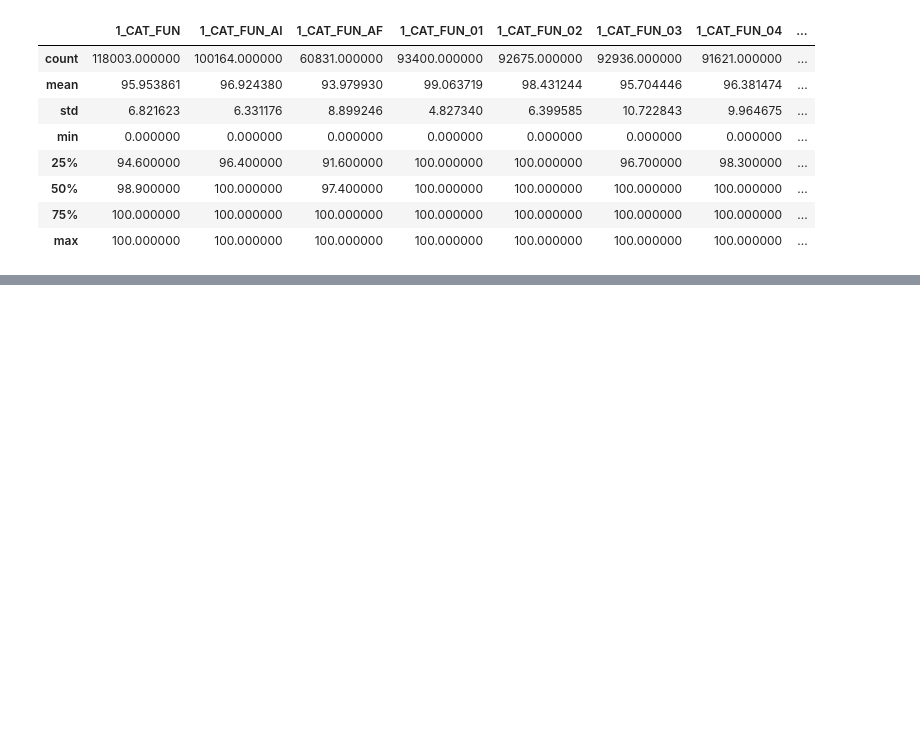
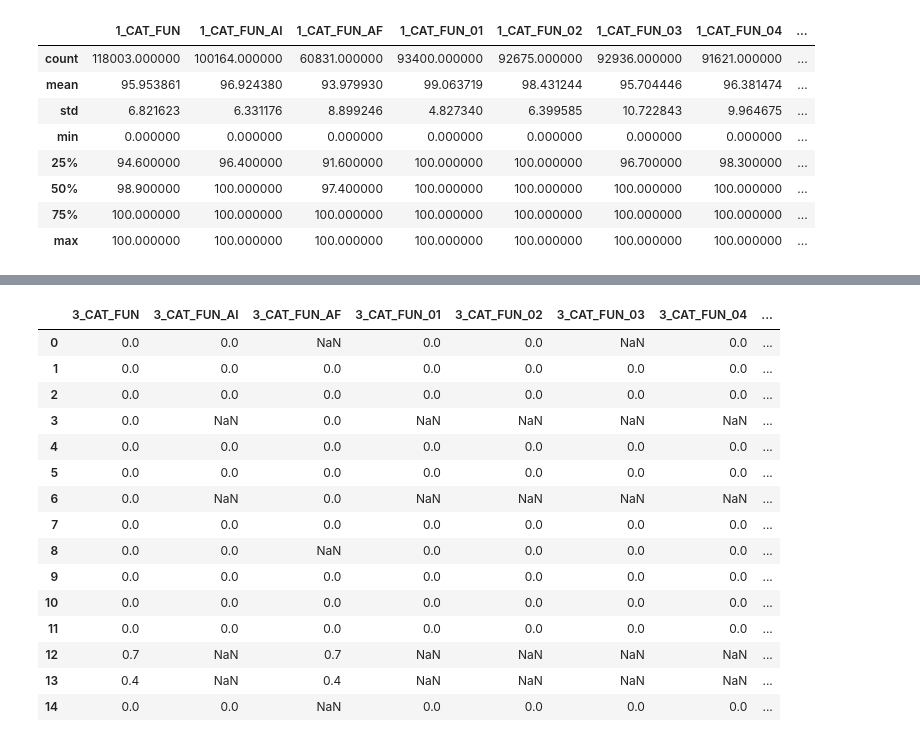
Before and after one commit to joaoestella/brazil-school-dropout-analysis, a Jupyter notebook: notebooks/01_data_loading_and_cleaning.ipynb, the cells around one changed output, grey strips where cells are left out. Cells and saved outputs as stored; diff of their text form; code cells hidden in the pictures; blank space fills up the shorter version.

Commit message:
feat: explore dropout rate columns in school performance dataset

```diff
--- a/notebooks/01_data_loading_and_cleaning.ipynb
+++ b/notebooks/01_data_loading_and_cleaning.ipynb
@@ -218,0 +240,19 @@ df_taxa_rendimento[cols_taxas].describe()
+# %%
+df_taxa_rendimento[[col for col in df_taxa_rendimento.columns if col.startswith('3_')]].head(15)
+# %% [output]
+|  | 3_CAT_FUN | 3_CAT_FUN_AI | 3_CAT_FUN_AF | 3_CAT_FUN_01 | 3_CAT_FUN_02 | 3_CAT_FUN_03 | 3_CAT_FUN_04 | ... |
+| 0 | 0.0 | 0.0 | NaN | 0.0 | 0.0 | NaN | 0.0 | ... |
+| 1 | 0.0 | 0.0 | 0.0 | 0.0 | 0.0 | 0.0 | 0.0 | ... |
+| 2 | 0.0 | 0.0 | 0.0 | 0.0 | 0.0 | 0.0 | 0.0 | ... |
+| 3 | 0.0 | NaN | 0.0 | NaN | NaN | NaN | NaN | ... |
+| 4 | 0.0 | 0.0 | 0.0 | 0.0 | 0.0 | 0.0 | 0.0 | ... |
+| 5 | 0.0 | 0.0 | 0.0 | 0.0 | 0.0 | 0.0 | 0.0 | ... |
+| 6 | 0.0 | NaN | 0.0 | NaN | NaN | NaN | NaN | ... |
+| 7 | 0.0 | 0.0 | 0.0 | 0.0 | 0.0 | 0.0 | 0.0 | ... |
+| 8 | 0.0 | 0.0 | NaN | 0.0 | 0.0 | 0.0 | 0.0 | ... |
+| 9 | 0.0 | 0.0 | 0.0 | 0.0 | 0.0 | 0.0 | 0.0 | ... |
+| 10 | 0.0 | 0.0 | 0.0 | 0.0 | 0.0 | 0.0 | 0.0 | ... |
+| 11 | 0.0 | 0.0 | 0.0 | 0.0 | 0.0 | 0.0 | 0.0 | ... |
+| 12 | 0.7 | NaN | 0.7 | NaN | NaN | NaN | NaN | ... |
+| 13 | 0.4 | NaN | 0.4 | NaN | NaN | NaN | NaN | ... |
+| 14 | 0.0 | 0.0 | NaN | 0.0 | 0.0 | 0.0 | 0.0 | ... |
```
Also changed, not shown: parts of 3 cells of this notebook.
